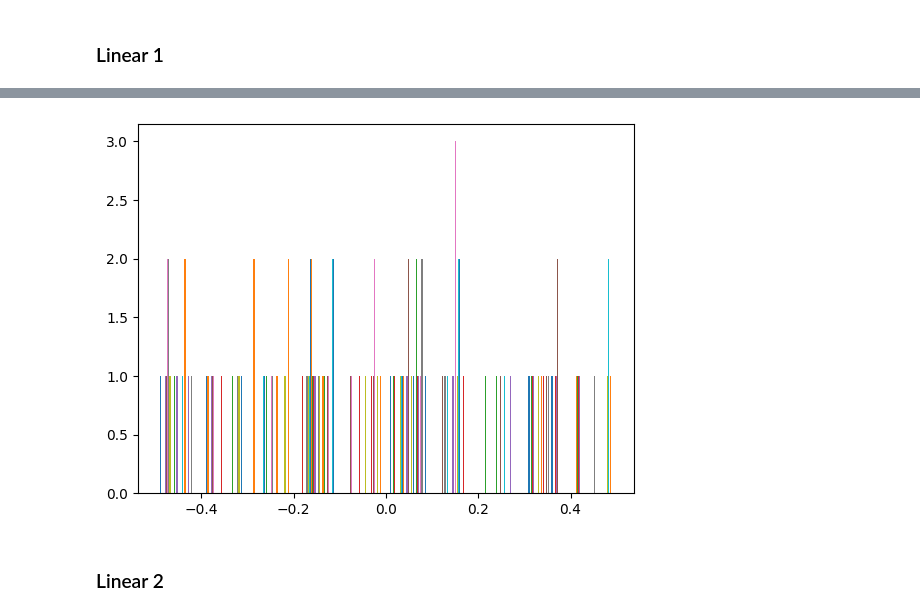
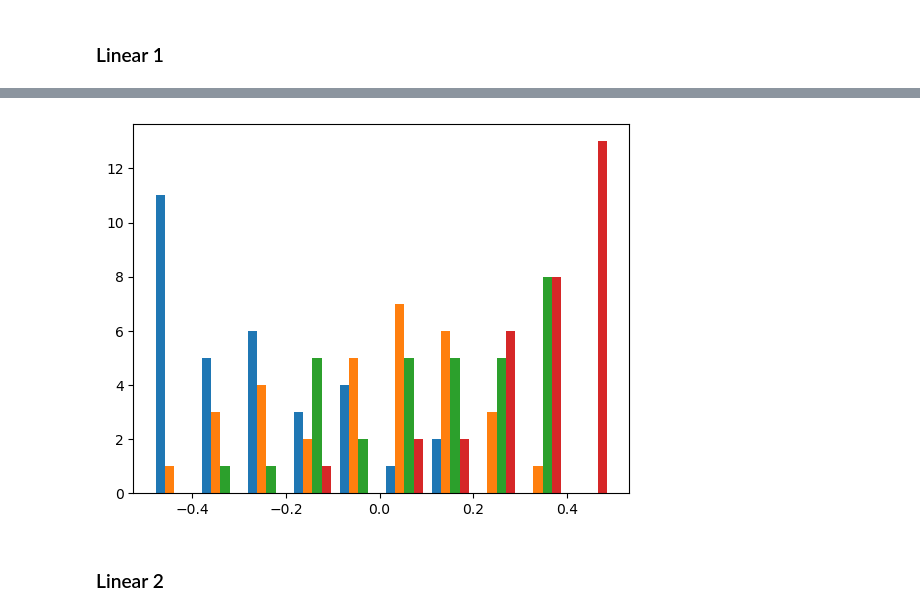
Before and after one commit to Erickllino/Neural_Network, a Jupyter notebook: IRIS.ipynb, the cells around one changed output, grey strips where cells are left out. Cells and saved outputs as stored; diff of their text form; code cells hidden in the pictures.

```diff
--- a/IRIS.ipynb
+++ b/IRIS.ipynb
@@ -493,6 +451,10 @@ training_alt(  epochs, model , loss_fn, opt  ) """
 # %%
+model = MLP_Model()
 
-L1_value_after_train = torch.histogram(x1.round(decimals = 2))
+model.load_state_dict(torch.load('meu_modelo_treinado_iris.pth', weights_only=False))
+
+x11 = model.L1.weight.detach().round(decimals = 3)
+L1_value_after_train = torch.histogram(x11.round(decimals = 3))
 
 X_L1_after =L1_value_after_train[1][0:100]
 y_L1_after =L1_value_after_train[0]
@@ -520,5 +482,5 @@ y = delta_L1[0]
 # %% [markdown]
 ### Linear 1
 # %%
-x1.sort()[0].size()
+x11.sort()[0]
 # %% [output]
@@ -530,7 +508,7 @@ hist_before_train = plt.hist(y1.sort()[0].round(decimals=3), rwidth=1)
 # %%
-hist_after_train = plt.hist(x1.sort()[0].round(decimals=3))
+hist_after_train = plt.hist(x11.sort()[0].round(decimals=3))
 # %% [output]
-[figure, old version]
+[figure, new version]
 # %% [markdown]
 ### Linear 2
 # %%
```
Also changed, not shown: parts of 25 cells of this notebook, 6 other files.
